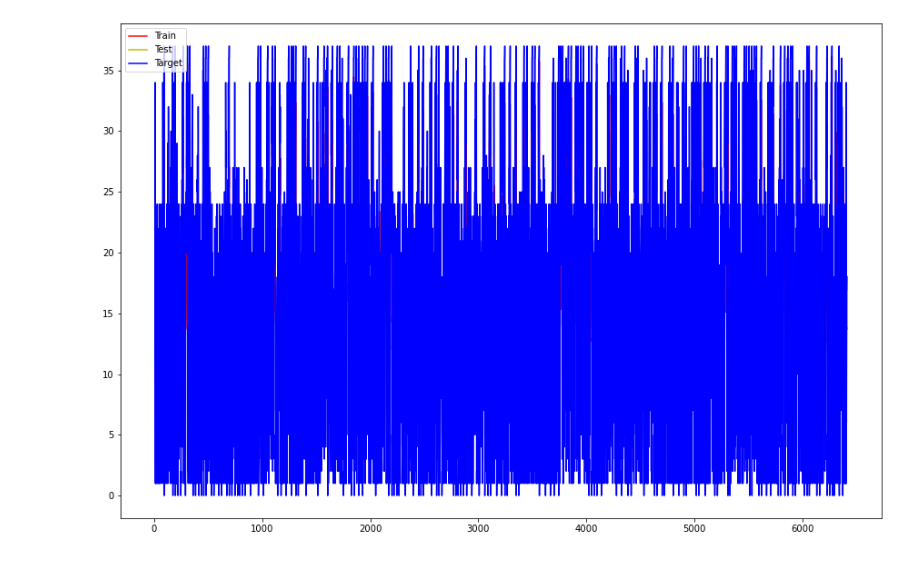
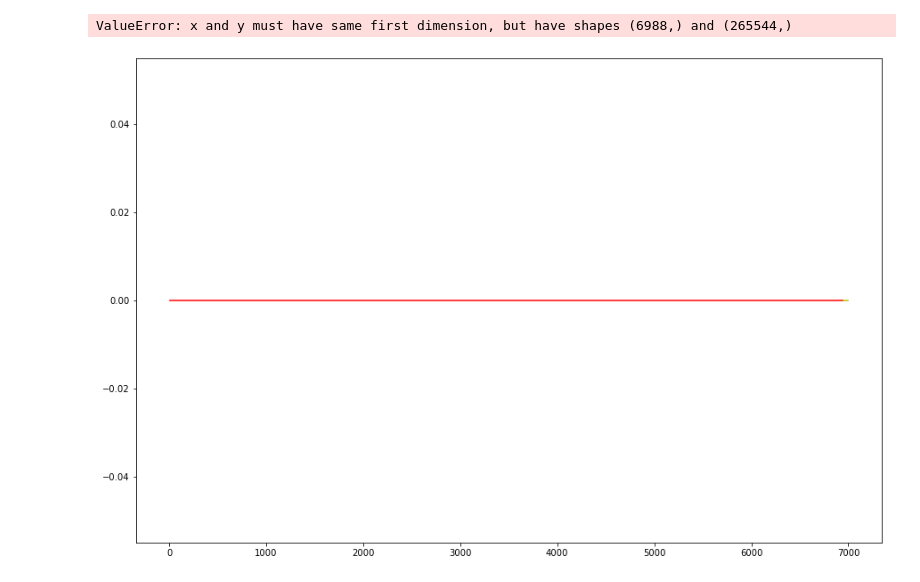
Before and after one commit to lincolncosta/tese, a Jupyter notebook: lstm.ipynb, the cells around one changed output. Saved outputs shown, nothing was run; the diff lists cells and outputs as text; code cells hidden in the pictures.

Commit message:
feat: reexecutando modelos com one hot encode

```diff
--- a/lstm.ipynb
+++ b/lstm.ipynb
@@ -68,4 +77,4 @@ dataArray = [b for b in dataArray if not(isinstance(b, float))]
 # %%
-df = pd.DataFrame(dataArray)
+df = pd.DataFrame(one_hot_encode(sequence))
 df.head()
 # %% [output]
@@ -85,4 +95,4 @@ plt.show()
 # %%
-array = df.values.reshape(df.shape[0],1)
-len(array)
+array = df.values
+array[:5]
 # %% [output]
@@ -90,5 +108,0 @@ len(array)
-# %%
-from sklearn.preprocessing import MinMaxScaler
-scl = MinMaxScaler()
-array = scl.fit_transform(array)
-array[:5]
@@ -136,11 +144,11 @@ EPOCHS = 10
 
 #Build the model
 model = Sequential()
-model.add(LSTM(NUM_NEURONS_FirstLayer,input_shape=(look_back,1), return_sequences=True))
-model.add(LSTM(NUM_NEURONS_SecondLayer,input_shape=(NUM_NEURONS_FirstLayer,1)))
+model.add(LSTM(NUM_NEURONS_FirstLayer,input_shape=(look_back,38), return_sequences=True))
+model.add(LSTM(NUM_NEURONS_SecondLayer,input_shape=(NUM_NEURONS_FirstLayer,38)))
 model.add(Dense(forward_days))
 model.compile(loss='mean_squared_error', optimizer='adam', metrics=["MeanSquaredError", "RootMeanSquaredError", "Accuracy"])
 
-history = model.fit(X_train,y_train,epochs=EPOCHS,validation_data=(X_validate,y_validate),shuffle=True,batch_size=2, verbose=2)
+history = model.fit(X_train,y_train,epochs=EPOCHS,validation_data=(X_validate,y_validate),shuffle=True,batch_size=1, verbose=2)
 # %% [output]
 Epoch 1/10
@@ -213,21 +221,22 @@ y = np.concatenate((ytrain, ytest), axis=0)
 # %%
 plt.figure(figsize = (15,10))
 
 # Data in Train/Validation
-plt.plot([x for x in range(look_back+leftover, len(Xtrain)+look_back+leftover)], scl.inverse_transform(Xtrain.reshape(-1,1)), color='r', label='Train')
+plt.plot([x for x in range(look_back+leftover, len(Xtrain)+look_back+leftover)], one_hot_decode(Xtrain.reshape(-1,1)), color='r', label='Train')
 # Data in Test
-plt.plot([x for x in range(look_back +leftover+ len(Xtrain), len(Xtrain)+len(Xtest)+look_back+leftover)], scl.inverse_transform(Xtest.reshape(-1,1)), color='y', label='Test')
+plt.plot([x for x in range(look_back +leftover+ len(Xtrain), len(Xtrain)+len(Xtest)+look_back+leftover)], one_hot_decode(Xtest.reshape(-1,1)), color='y', label='Test')
 
 #Data used
-plt.plot([x for x in range(look_back+leftover, look_back+leftover+len(Xtrain)+len(Xtest))], scl.inverse_transform(y.reshape(-1,1)), color='b', label='Target')
+plt.plot([x for x in range(look_back+leftover, look_back+leftover+len(Xtrain)+len(Xtest))], one_hot_decode(y.reshape(-1,1)), color='b', label='Target')
 
 #Initial data. It should overlap the data used
 #plt.plot(scl.inverse_transform(array), color='b', label='Esperado')
 
 plt.legend(loc='best')
 plt.show()
 # %% [output]
+ValueError: x and y must have same first dimension, but have shapes (6988,) and (265544,)
-[figure, old version]
+[figure, new version]
 # %%
 model.summary()
 # %% [output]
```
Also changed, not shown: parts of 14 cells of this notebook, 2 other files.
